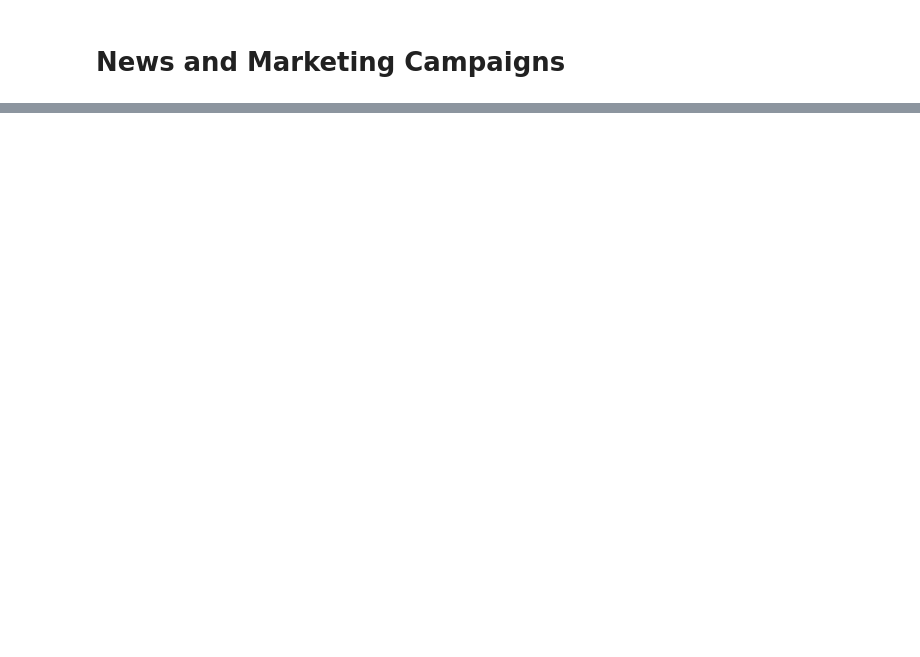
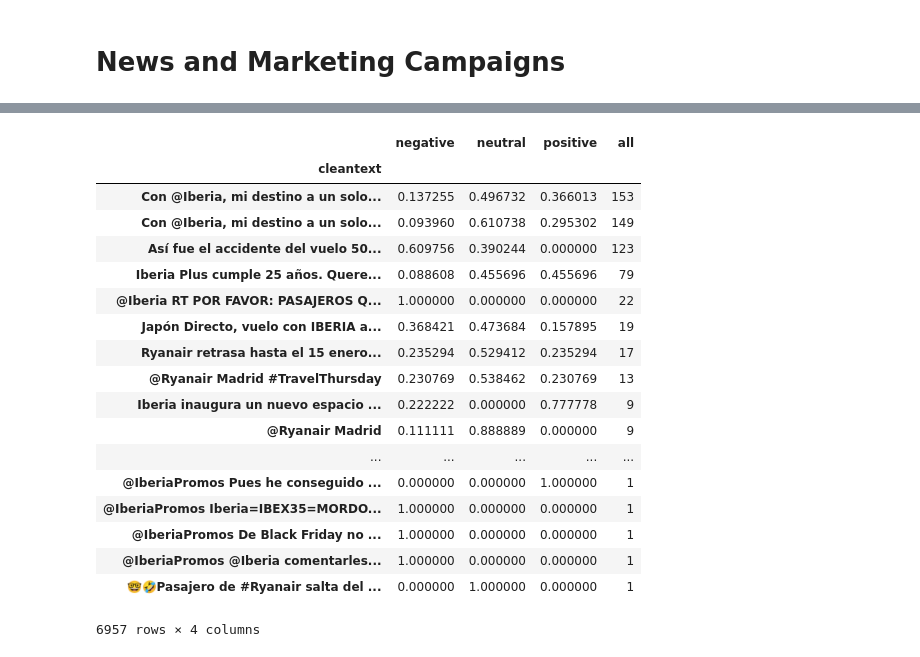
Before and after one commit to alfredcas/Feelings, a Jupyter notebook: Marketing.ipynb, the cells around one changed output, grey strips where cells are left out. Saved outputs shown, nothing was run; the diff lists cells and outputs as text; code cells hidden in the pictures; blank space fills up the shorter version.

```diff
--- a/Marketing.ipynb
+++ b/Marketing.ipynb
@@ -58,3 +98,30 @@ Name: nourl, Length: 6957, dtype: int64
+# %%
+sentiments = ['positive','negative','neutral']
+for s in sentiments:
+    #sentiment_polls[key] = sentiment_polls[key]/sentiment_polls['all']*100.
+    sentiment_polls[s] = sentiment_polls.apply(lambda x: x[s]/x['all'], axis=1)
+
+sentiment_polls.sort_values('all',ascending=False)
+# %% [output]
+|  | negative | neutral | positive | all |
+| cleantext |  |  |  |  |
+| Con @Iberia, mi destino a un solo... | 0.137255 | 0.496732 | 0.366013 | 153 |
+| Con @Iberia, mi destino a un solo... | 0.093960 | 0.610738 | 0.295302 | 149 |
+| Así fue el accidente del vuelo 50... | 0.609756 | 0.390244 | 0.000000 | 123 |
+| Iberia Plus cumple 25 años. Quere... | 0.088608 | 0.455696 | 0.455696 | 79 |
+| @Iberia RT POR FAVOR: PASAJEROS Q... | 1.000000 | 0.000000 | 0.000000 | 22 |
+| Japón Directo, vuelo con IBERIA a... | 0.368421 | 0.473684 | 0.157895 | 19 |
+| Ryanair retrasa hasta el 15 enero... | 0.235294 | 0.529412 | 0.235294 | 17 |
+| @Ryanair Madrid #TravelThursday | 0.230769 | 0.538462 | 0.230769 | 13 |
+| Iberia inaugura un nuevo espacio ... | 0.222222 | 0.000000 | 0.777778 | 9 |
+| @Ryanair Madrid | 0.111111 | 0.888889 | 0.000000 | 9 |
+| ... | ... | ... | ... | ... |
+| @IberiaPromos Pues he conseguido ... | 0.000000 | 0.000000 | 1.000000 | 1 |
+| @IberiaPromos Iberia=IBEX35=MORDO... | 1.000000 | 0.000000 | 0.000000 | 1 |
+| @IberiaPromos De Black Friday no ... | 1.000000 | 0.000000 | 0.000000 | 1 |
+| @IberiaPromos @Iberia comentarles... | 1.000000 | 0.000000 | 0.000000 | 1 |
+| 🤓🤣Pasajero de #Ryanair salta del ... | 0.000000 | 1.000000 | 0.000000 | 1 |
+6957 rows × 4 columns
 # %%
 # Airline_sentiment for the duplicated tweets
 for i in range(205):
```
Also changed, not shown: parts of 9 cells of this notebook.
